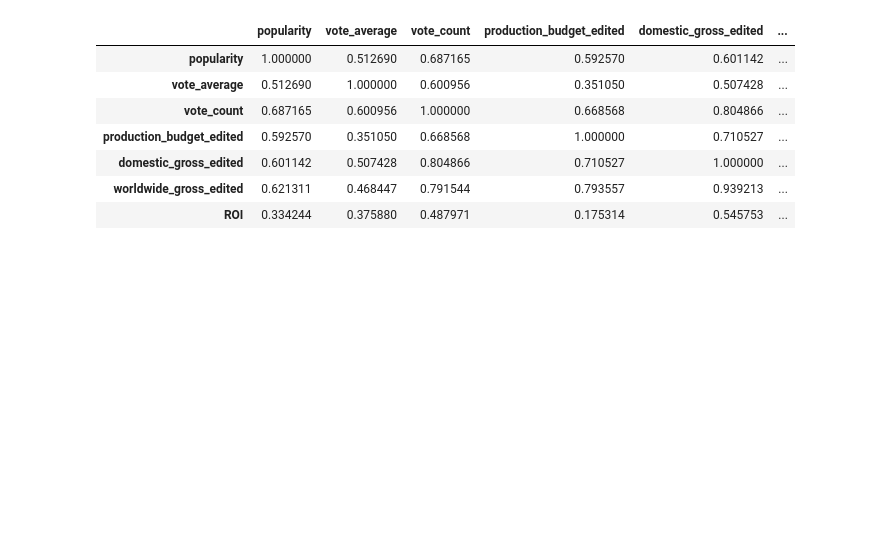
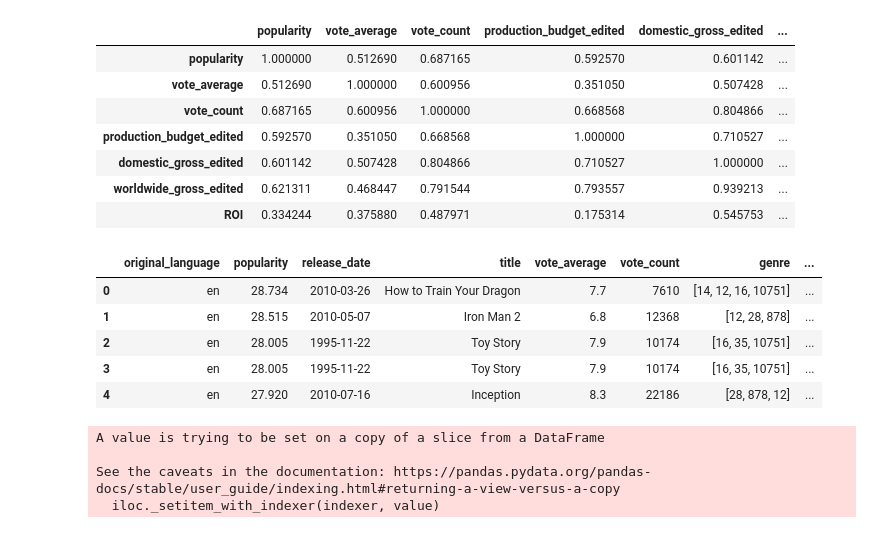
Before and after one commit to dt1086/Phase1_Project, a Jupyter notebook: Data Exploration.ipynb, the cells around one changed output. Cells and saved outputs as stored; diff of their text form; code cells hidden in the pictures; blank space fills up the shorter version.

Commit message:
add_year_and_season

```diff
--- a/Data Exploration.ipynb
+++ b/Data Exploration.ipynb
@@ -593,3 +594,12 @@ genre_df_dictionary['Action'].corr()
 | domestic_gross_edited | 0.601142 | 0.507428 | 0.804866 | 0.710527 | 1.000000 | ... |
 | worldwide_gross_edited | 0.621311 | 0.468447 | 0.791544 | 0.793557 | 0.939213 | ... |
 | ROI | 0.334244 | 0.375880 | 0.487971 | 0.175314 | 0.545753 | ... |
+# %%
+df_MAIN.head()
+# %% [output]
+|  | original_language | popularity | release_date | title | vote_average | vote_count | genre | ... |
+| 0 | en | 28.734 | 2010-03-26 | How to Train Your Dragon | 7.7 | 7610 | [14, 12, 16, 10751] | ... |
+| 1 | en | 28.515 | 2010-05-07 | Iron Man 2 | 6.8 | 12368 | [12, 28, 878] | ... |
+| 2 | en | 28.005 | 1995-11-22 | Toy Story | 7.9 | 10174 | [16, 35, 10751] | ... |
+| 3 | en | 28.005 | 1995-11-22 | Toy Story | 7.9 | 10174 | [16, 35, 10751] | ... |
+| 4 | en | 27.920 | 2010-07-16 | Inception | 8.3 | 22186 | [28, 878, 12] | ... |
@@ -595,0 +614,11 @@ genre_df_dictionary['Action'].corr()
+# %%
+df_MAIN['season'] = pd.DatetimeIndex(df_MAIN['release_date']).month
+for x in range(len(df_MAIN)):
+    df_MAIN['season'].iloc[x] = (season_code_converter(df_MAIN['release_date'].iloc[x].month))
+
+df_MAIN['year'] = pd.DatetimeIndex(df_MAIN['release_date']).year
+# %% [output]
+A value is trying to be set on a copy of a slice from a DataFrame
+
+See the caveats in the documentation: https://pandas.pydata.org/pandas-docs/stable/user_guide/indexing.html#returning-a-view-versus-a-copy
+  iloc._setitem_with_indexer(indexer, value)
```
Also changed, not shown: parts of 2 cells of this notebook.
